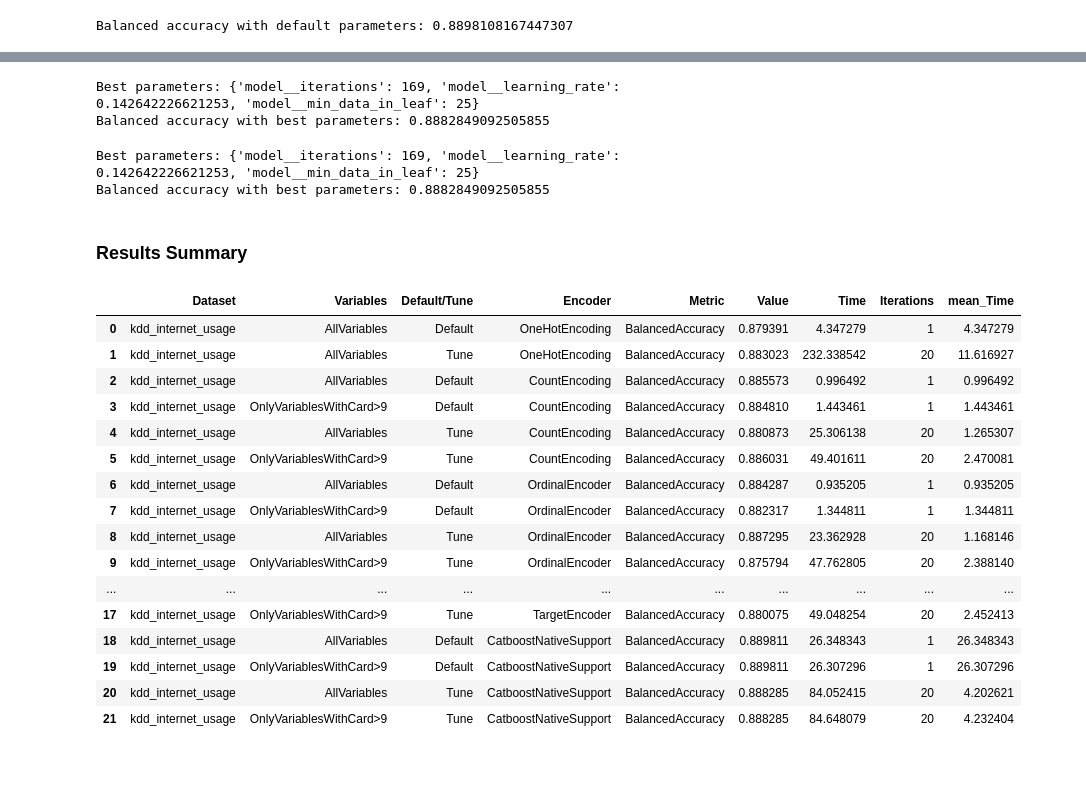
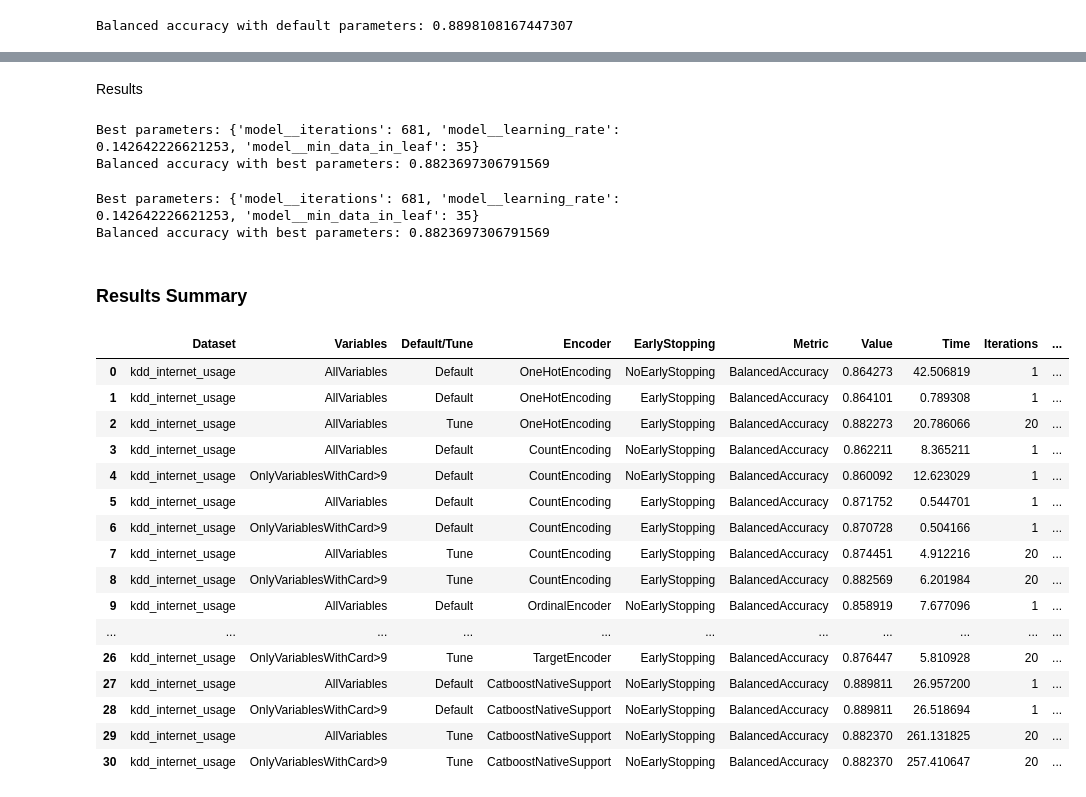
Before and after one commit to JaviNico99/MT-JNG, a Jupyter notebook: Notebooks/kdd_internet_usage.ipynb, the cells around one changed output, grey strips where cells are left out. Drawn from its saved outputs; the diff is of its cells as text; code cells hidden in the pictures; blank space fills up the shorter version.

```diff
--- a/Notebooks/kdd_internet_usage.ipynb
+++ b/Notebooks/kdd_internet_usage.ipynb
@@ -1608,6 +2203,7 @@ print(f'Balanced accuracy with default parameters: {catboost_default_accuracy}')
 default_summary.append("Default")
 card_9_summary.append("AllVariables")
 encoder_summary.append("CatboostNativeSupport")
+early_stopping_summary.append("NoEarlyStopping")
 value_summary.append(catboost_default_accuracy)
 time_summary.append(catboost_default_time_taken)
 n_models_summary.append(1)
@@ -1623,6 +2219,7 @@ print(f'Balanced accuracy with default parameters: {catboost_default_accuracy9}'
 default_summary.append("Default")
 card_9_summary.append("OnlyVariablesWithCard>9")
 encoder_summary.append("CatboostNativeSupport")
+early_stopping_summary.append("NoEarlyStopping")
 value_summary.append(catboost_default_accuracy9)
 time_summary.append(catboost_default_time_taken9)
 n_models_summary.append(1)
@@ -1682,6 +2285,8 @@ RandomizedSearchCV(cv=StratifiedKFold(n_splits=3, random_state=1234, shuffle=Tru
                                         'model__learning_rate': <scipy.stats._distn_infrastructure.rv_continuous_frozen object at 0x...>,
                                         'model__min_data_in_leaf': <scipy.stats._distn_infrastructure.rv_discrete_frozen object at 0x...>},
                    random_state=1234, scoring='balanced_accuracy')
+# %% [markdown]
+Results
 # %%
 # Predict using the model with the best parameters
 y_catboost_tune_pred = catboost_tune.predict(X_test)
@@ -1698,12 +2303,13 @@ print(f'Balanced accuracy with best parameters: {catboost_tune_accuracy}')
 default_summary.append("Tune")
 card_9_summary.append("AllVariables")
 encoder_summary.append("CatboostNativeSupport")
+early_stopping_summary.append("NoEarlyStopping")
 value_summary.append(catboost_tune_accuracy)
 time_summary.append(catboost_tune_time_taken)
 n_models_summary.append(catboost_tune.n_iter)
 # %% [output]
-Best parameters: {'model__iterations': 169, 'model__learning_rate': 0.142642226621253, 'model__min_data_in_leaf': 25}
-Balanced accuracy with best parameters: 0.8882849092505855
+Best parameters: {'model__iterations': 681, 'model__learning_rate': 0.142642226621253, 'model__min_data_in_leaf': 35}
+Balanced accuracy with best parameters: 0.8823697306791569
 # %%
 # Predict using the model with the best parameters
 y_catboost_tune_pred9 = catboost_tune9.predict(X_test)
@@ -1720,42 +2326,44 @@ print(f'Balanced accuracy with best parameters: {catboost_tune_accuracy9}')
 default_summary.append("Tune")
 card_9_summary.append("OnlyVariablesWithCard>9")
 encoder_summary.append("CatboostNativeSupport")
+early_stopping_summary.append("NoEarlyStopping")
 value_summary.append(catboost_tune_accuracy9)
 time_summary.append(catboost_tune_time_taken9)
 n_models_summary.append(catboost_tune9.n_iter)
 # %% [output]
-Best parameters: {'model__iterations': 169, 'model__learning_rate': 0.142642226621253, 'model__min_data_in_leaf': 25}
-Balanced accuracy with best parameters: 0.8882849092505855
+Best parameters: {'model__iterations': 681, 'model__learning_rate': 0.142642226621253, 'model__min_data_in_leaf': 35}
+Balanced accuracy with best parameters: 0.8823697306791569
 # %% [markdown]
 ### Results Summary
 # %%
 results_summary = pd.DataFrame({"Dataset":"kdd_internet_usage",
                                 "Variables":card_9_summary,
                                 "Default/Tune":default_summary,
                                 "Encoder":encoder_summary,
+                                "EarlyStopping":early_stopping_summary,
                                 "Metric":"BalancedAccuracy",
                                 "Value":value_summary,
                                 "Time":time_summary,
                                 "Iterations":n_models_summary})
 results_summary["mean_Time"] = (results_summary["Time"] / results_summary["Iterations"])
 results_summary
 # %% [output]
-|  | Dataset | Variables | Default/Tune | Encoder | Metric | Value | Time | Iterations | mean_Time |
-| 0 | kdd_internet_usage | AllVariables | Default | OneHotEncoding | BalancedAccuracy | 0.879391 | 4.347279 | 1 | 4.347279 |
-| 1 | kdd_internet_usage | AllVariables | Tune | OneHotEncoding | BalancedAccuracy | 0.883023 | 232.338542 | 20 | 11.616927 |
-| 2 | kdd_internet_usage | AllVariables | Default | CountEncoding | BalancedAccuracy | 0.885573 | 0.996492 | 1 | 0.996492 |
-| 3 | kdd_internet_usage | OnlyVariablesWithCard>9 | Default | CountEncoding | BalancedAccuracy | 0.884810 | 1.443461 | 1 | 1.443461 |
-| 4 | kdd_internet_usage | AllVariables | Tune | CountEncoding | BalancedAccuracy | 0.880873 | 25.306138 | 20 | 1.265307 |
-| 5 | kdd_internet_usage | OnlyVariablesWithCard>9 | Tune | CountEncoding | BalancedAccuracy | 0.886031 | 49.401611 | 20 | 2.470081 |
-| 6 | kdd_internet_usage | AllVariables | Default | OrdinalEncoder | BalancedAccuracy | 0.884287 | 0.935205 | 1 | 0.935205 |
-| 7 | kdd_internet_usage | OnlyVariablesWithCard>9 | Default | OrdinalEncoder | BalancedAccuracy | 0.882317 | 1.344811 | 1 | 1.344811 |
-| 8 | kdd_internet_usage | AllVariables | Tune | OrdinalEncoder | BalancedAccuracy | 0.887295 | 23.362928 | 20 | 1.168146 |
-| 9 | kdd_internet_usage | OnlyVariablesWithCard>9 | Tune | OrdinalEncoder | BalancedAccuracy | 0.875794 | 47.762805 | 20 | 2.388140 |
-| ... | ... | ... | ... | ... | ... | ... | ... | ... | ... |
-| 17 | kdd_internet_usage | OnlyVariablesWithCard>9 | Tune | TargetEncoder | BalancedAccuracy | 0.880075 | 49.048254 | 20 | 2.452413 |
-| 18 | kdd_internet_usage | AllVariables | Default | CatboostNativeSupport | BalancedAccuracy | 0.889811 | 26.348343 | 1 | 26.348343 |
-| 19 | kdd_internet_usage | OnlyVariablesWithCard>9 | Default | CatboostNativeSupport | BalancedAccuracy | 0.889811 | 26.307296 | 1 | 26.307296 |
-| 20 | kdd_internet_usage | AllVariables | Tune | CatboostNativeSupport | BalancedAccuracy | 0.888285 | 84.052415 | 20 | 4.202621 |
-| 21 | kdd_internet_usage | OnlyVariablesWithCard>9 | Tune | CatboostNativeSupport | BalancedAccuracy | 0.888285 | 84.648079 | 20 | 4.232404 |
+|  | Dataset | Variables | Default/Tune | Encoder | EarlyStopping | Metric | Value | Time | Iterations | ... |
+| 0 | kdd_internet_usage | AllVariables | Default | OneHotEncoding | NoEarlyStopping | BalancedAccuracy | 0.864273 | 42.506819 | 1 | ... |
+| 1 | kdd_internet_usage | AllVariables | Default | OneHotEncoding | EarlyStopping | BalancedAccuracy | 0.864101 | 0.789308 | 1 | ... |
+| 2 | kdd_internet_usage | AllVariables | Tune | OneHotEncoding | EarlyStopping | BalancedAccuracy | 0.882273 | 20.786066 | 20 | ... |
+| 3 | kdd_internet_usage | AllVariables | Default | CountEncoding | NoEarlyStopping | BalancedAccuracy | 0.862211 | 8.365211 | 1 | ... |
+| 4 | kdd_internet_usage | OnlyVariablesWithCard>9 | Default | CountEncoding | NoEarlyStopping | BalancedAccuracy | 0.860092 | 12.623029 | 1 | ... |
+| 5 | kdd_internet_usage | AllVariables | Default | CountEncoding | EarlyStopping | BalancedAccuracy | 0.871752 | 0.544701 | 1 | ... |
+| 6 | kdd_internet_usage | OnlyVariablesWithCard>9 | Default | CountEncoding | EarlyStopping | BalancedAccuracy | 0.870728 | 0.504166 | 1 | ... |
+| 7 | kdd_internet_usage | AllVariables | Tune | CountEncoding | EarlyStopping | BalancedAccuracy | 0.874451 | 4.912216 | 20 | ... |
+| 8 | kdd_internet_usage | OnlyVariablesWithCard>9 | Tune | CountEncoding | EarlyStopping | BalancedAccuracy | 0.882569 | 6.201984 | 20 | ... |
+| 9 | kdd_internet_usage | AllVariables | Default | OrdinalEncoder | NoEarlyStopping | BalancedAccuracy | 0.858919 | 7.677096 | 1 | ... |
+| ... | ... | ... | ... | ... | ... | ... | ... | ... | ... | ... |
+| 26 | kdd_internet_usage | OnlyVariablesWithCard>9 | Tune | TargetEncoder | EarlyStopping | BalancedAccuracy | 0.876447 | 5.810928 | 20 | ... |
+| 27 | kdd_internet_usage | AllVariables | Default | CatboostNativeSupport | NoEarlyStopping | BalancedAccuracy | 0.889811 | 26.957200 | 1 | ... |
+| 28 | kdd_internet_usage | OnlyVariablesWithCard>9 | Default | CatboostNativeSupport | NoEarlyStopping | BalancedAccuracy | 0.889811 | 26.518694 | 1 | ... |
+| 29 | kdd_internet_usage | AllVariables | Tune | CatboostNativeSupport | NoEarlyStopping | BalancedAccuracy | 0.882370 | 261.131825 | 20 | ... |
+| 30 | kdd_internet_usage | OnlyVariablesWithCard>9 | Tune | CatboostNativeSupport | NoEarlyStopping | BalancedAccuracy | 0.882370 | 257.410647 | 20 | ... |
 # %%
 results_summary.to_excel("kdd_internet_usage_results.xlsx")
```
Also changed, not shown: parts of 146 cells of this notebook, 6 other files.
